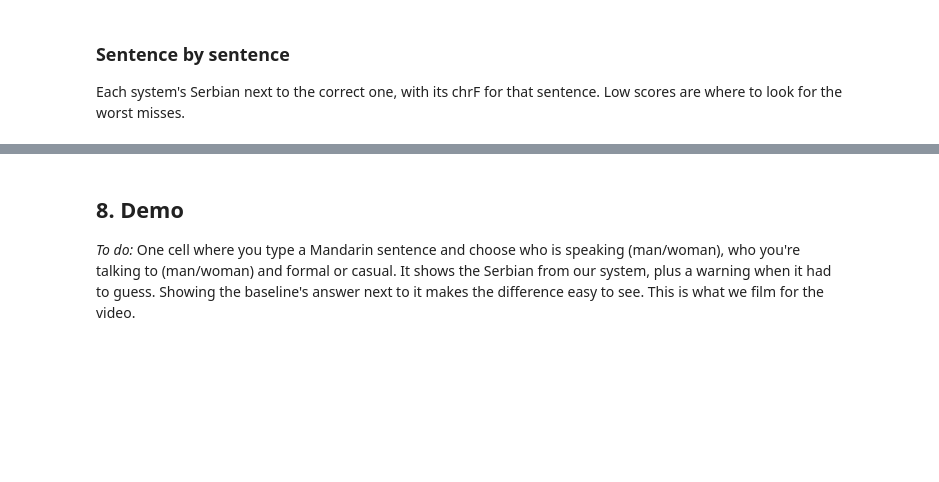
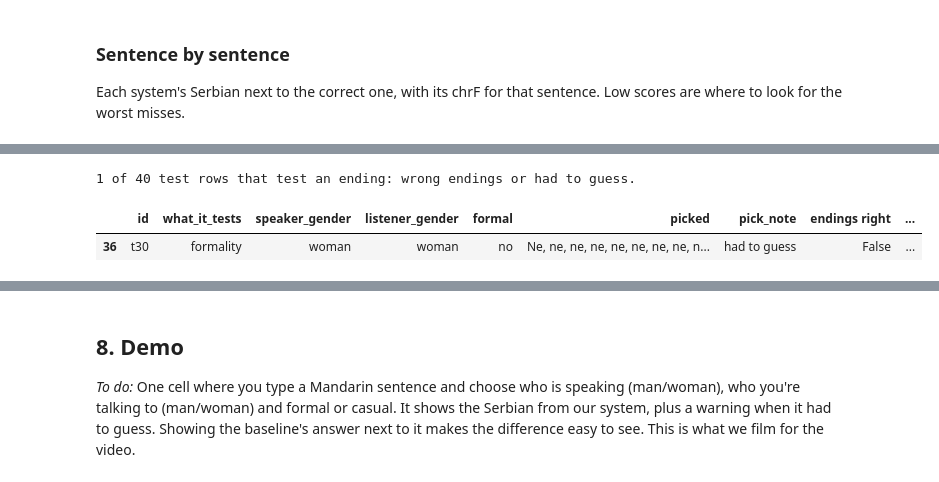
Before and after one commit to proelium27/veritas-ai-hackathon, a Jupyter notebook: notebook/model.ipynb, the cells around one changed output, grey strips where cells are left out. Saved outputs shown, nothing was run; the diff lists cells and outputs as text; code cells hidden in the pictures; blank space fills up the shorter version.

```diff
--- a/notebook/model.ipynb
+++ b/notebook/model.ipynb
@@ -1473,0 +1585,27 @@ if len(scored):
+# %%
+rng = np.random.default_rng(SEED)   # fixed seed: the same interval on every run
+N_RESAMPLES = 2000
+
+
+def percent_right(outcomes, picks):
+    """% right among the chosen rows that could be checked (rows can repeat)."""
+    values = [outcomes[i] for i in picks if outcomes[i] in (0, 1)]
+    return 100 * sum(values) / len(values) if values else np.nan
+
+
+bootstrap_rows = []
+for label, properties in [("gender correct", GENDER), ("formality correct", FORMALITY)]:
+    ours = property_outcomes(test_rows["picked"].tolist(), test_rows, properties)
+    direct = property_outcomes(test_rows["direct"].tolist(), test_rows, properties)
+    n = len(test_rows)
+    observed = percent_right(ours, range(n)) - percent_right(direct, range(n))
+    differences = []
+    for _ in range(N_RESAMPLES):
+        picks = rng.integers(0, n, n)           # 45 row numbers, drawn with replacement
+        differences.append(percent_right(ours, picks) - percent_right(direct, picks))
+    low, high = np.nanpercentile(differences, [2.5, 97.5])
+    bootstrap_rows.append({"number": label,
+                           "picker minus NLLB direct (points)": round(observed, 1),
+                           "95% interval": f"{low:+.1f} to {high:+.1f}",
+                           "bigger than chance?": "yes" if low > 0 else "can't tell"})
+pd.DataFrame(bootstrap_rows).set_index("number")
@@ -1473,0 +1621,12 @@ if len(scored):
+# %%
+test_judged = test_rows[test_rows["what_it_tests"] != "control"].copy()
+test_judged["endings right"] = [fits(p, row) for p, (_, row) in zip(test_judged["picked"], test_judged.iterrows())]
+test_judged["right form in the 32?"] = [any(fits(o, row) for o in row["options"]) for _, row in test_judged.iterrows()]
+test_misses = test_judged[(~test_judged["endings right"]) | (test_judged["pick_note"] == "had to guess")]
+print(f"{len(test_misses)} of {len(test_judged)} test rows that test an ending: wrong endings or had to guess.")
+test_misses[["id", "what_it_tests", "speaker_gender", "listener_gender", "formal", "picked", "pick_note",
+             "endings right", "right form in the 32?", "correct_serbian"]]
+# %% [output]
+1 of 40 test rows that test an ending: wrong endings or had to guess.
+|  | id | what_it_tests | speaker_gender | listener_gender | formal | picked | pick_note | endings right | ... |
+| 36 | t30 | formality | woman | woman | no | Ne, ne, ne, ne, ne, ne, ne, ne, n... | had to guess | False | ... |
```
Also changed, not shown: parts of 18 cells of this notebook, 1 other file.
